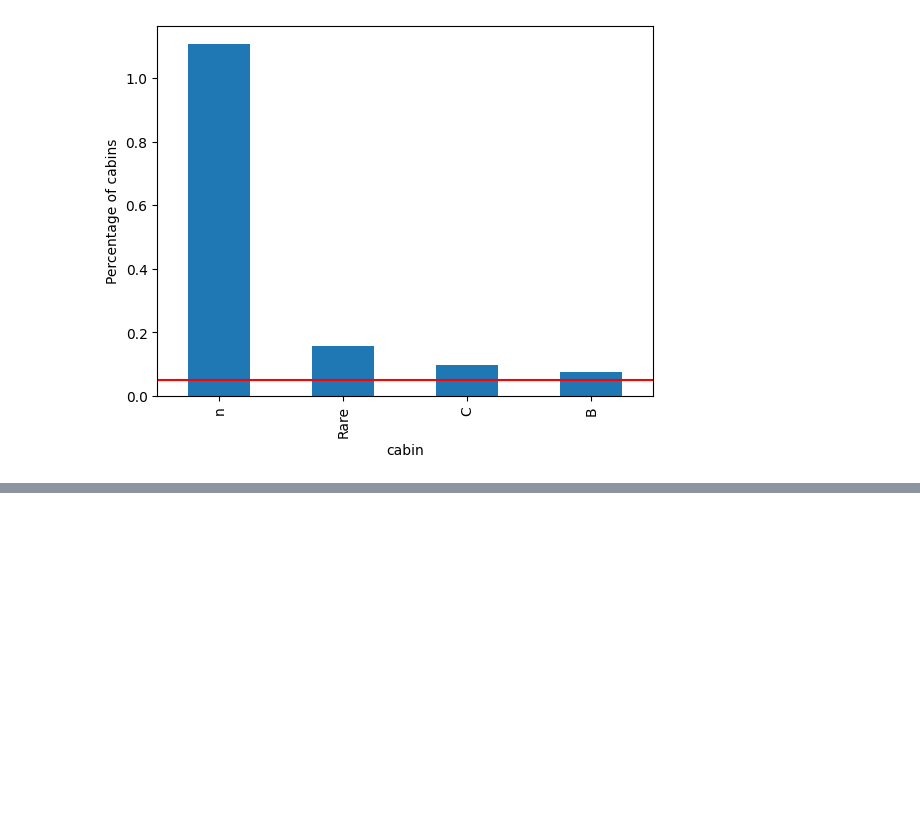
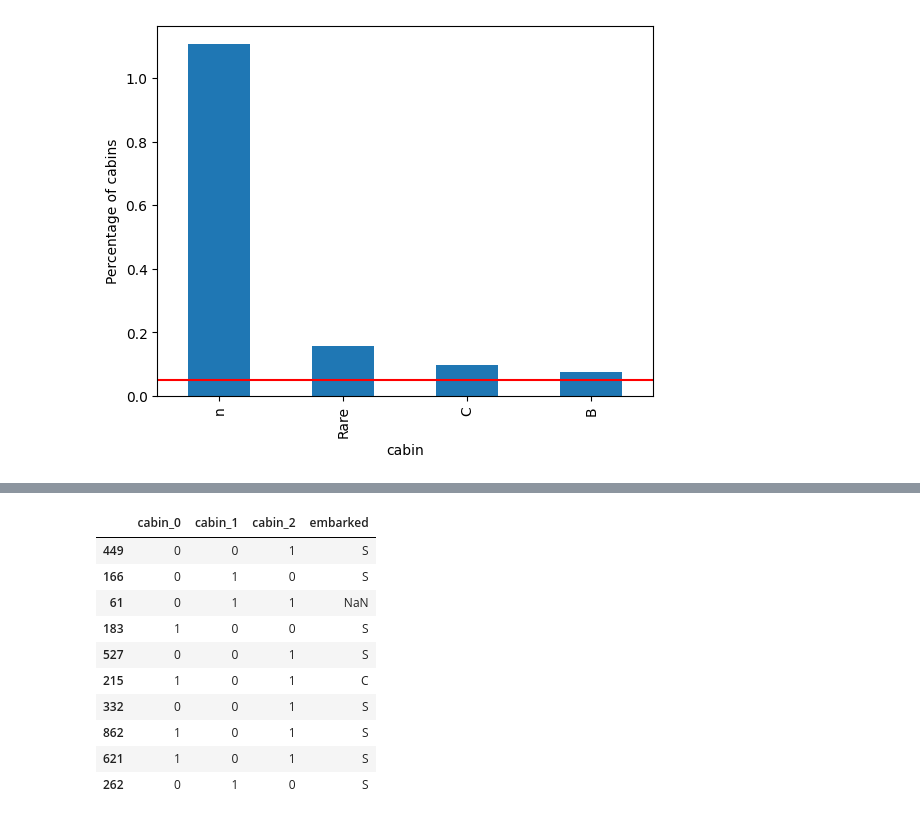
Before and after one commit to kar137/Machine-Learning-Portfolio, a Jupyter notebook: notebooks/Feature-Engineering/encoding.ipynb, the cells around one changed output, grey strips where cells are left out. Saved outputs shown, nothing was run; the diff lists cells and outputs as text; code cells hidden in the pictures; blank space fills up the shorter version.

```diff
--- a/notebooks/Feature-Engineering/encoding.ipynb
+++ b/notebooks/Feature-Engineering/encoding.ipynb
@@ -741,0 +744,11 @@ display_rare(rare1, 'cabin')
+# %%
+# load the dataset
+data = load_data()
+data = data[['cabin', 'embarked', 'survived']]
+
+# Keeping only the string of cabin feature for simplicity and removing NaN values
+data = data[data['cabin'].notna()]
+
+data['cabin'] = data['cabin'].astype('str').str[0]
+
+data['cabin'].unique()
@@ -741,0 +783,16 @@ display_rare(rare1, 'cabin')
+# %%
+# Transforming training set by binary encoder
+X_train_encoded = binary_enc.fit_transform(X_train, y_train)
+X_train_encoded.head(10)
+# %% [output]
+|  | cabin_0 | cabin_1 | cabin_2 | embarked |
+| 449 | 0 | 0 | 1 | S |
+| 166 | 0 | 1 | 0 | S |
+| 61 | 0 | 1 | 1 | NaN |
+| 183 | 1 | 0 | 0 | S |
+| 527 | 0 | 0 | 1 | S |
+| 215 | 1 | 0 | 1 | C |
+| 332 | 0 | 0 | 1 | S |
+| 862 | 1 | 0 | 1 | S |
+| 621 | 1 | 0 | 1 | S |
+| 262 | 0 | 1 | 0 | S |
```
Also changed, not shown: parts of 7 cells of this notebook.
